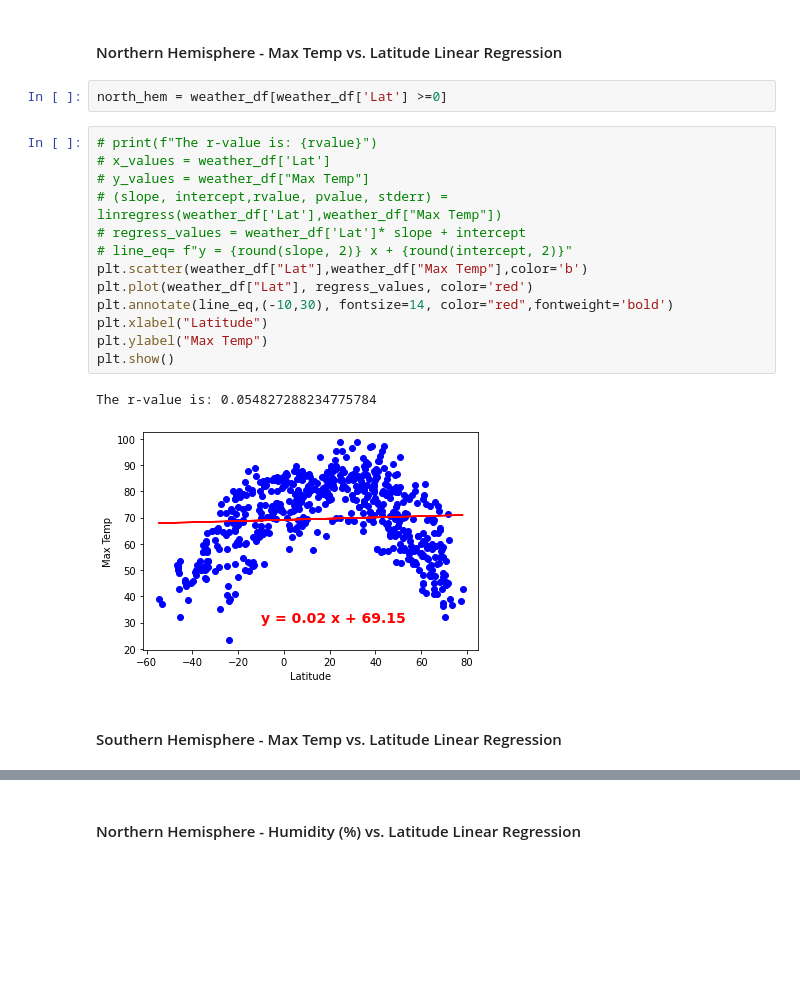
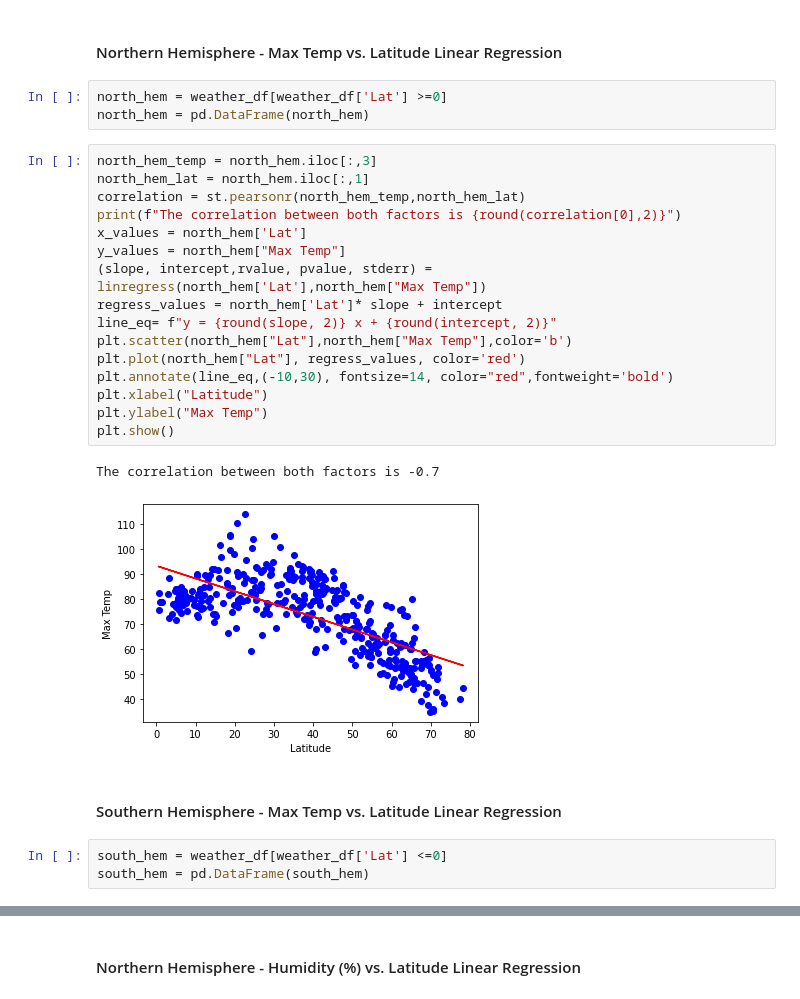
Before and after one commit to haodong191/python-api-challenge, a Jupyter notebook: WeatherPy/WeatherPy.ipynb, the cells around one changed output, grey strips where cells are left out. Drawn from its saved outputs; the diff is of its cells as text; blank space fills up the shorter version.

Commit message:
Completed WeatherPy homework

```diff
--- a/WeatherPy/WeatherPy.ipynb
+++ b/WeatherPy/WeatherPy.ipynb
@@ -220,22 +205,29 @@ weather_df[weather_df['Lat'] >=0]
 ####  Northern Hemisphere - Max Temp vs. Latitude Linear Regression
 # %%
 north_hem = weather_df[weather_df['Lat'] >=0]
+north_hem = pd.DataFrame(north_hem)
 # %%
-# print(f"The r-value is: {rvalue}")
-# x_values = weather_df['Lat']
-# y_values = weather_df["Max Temp"]
-# (slope, intercept,rvalue, pvalue, stderr) = linregress(weather_df['Lat'],weather_df["Max Temp"])
-# regress_values = weather_df['Lat']* slope + intercept
-# line_eq= f"y = {round(slope, 2)} x + {round(intercept, 2)}"
-plt.scatter(weather_df["Lat"],weather_df["Max Temp"],color='b')
-plt.plot(weather_df["Lat"], regress_values, color='red')
+north_hem_temp = north_hem.iloc[:,3]
+north_hem_lat = north_hem.iloc[:,1]
+correlation = st.pearsonr(north_hem_temp,north_hem_lat)
+print(f"The correlation between both factors is {round(correlation[0],2)}")
+x_values = north_hem['Lat']
+y_values = north_hem["Max Temp"]
+(slope, intercept,rvalue, pvalue, stderr) = linregress(north_hem['Lat'],north_hem["Max Temp"])
+regress_values = north_hem['Lat']* slope + intercept
+line_eq= f"y = {round(slope, 2)} x + {round(intercept, 2)}"
+plt.scatter(north_hem["Lat"],north_hem["Max Temp"],color='b')
+plt.plot(north_hem["Lat"], regress_values, color='red')
 plt.annotate(line_eq,(-10,30), fontsize=14, color="red",fontweight='bold')
 plt.xlabel("Latitude")
 plt.ylabel("Max Temp")
 plt.show()
 # %% [output]
-The r-value is: 0.054827288234775784
+The correlation between both factors is -0.7
-[figure, old version]
+[figure, new version]
 # %% [markdown]
 ####  Southern Hemisphere - Max Temp vs. Latitude Linear Regression
+# %%
+south_hem = weather_df[weather_df['Lat'] <=0]
+south_hem = pd.DataFrame(south_hem)
 # %%
```
Also changed, not shown: parts of 17 cells of this notebook, 6 other files.
